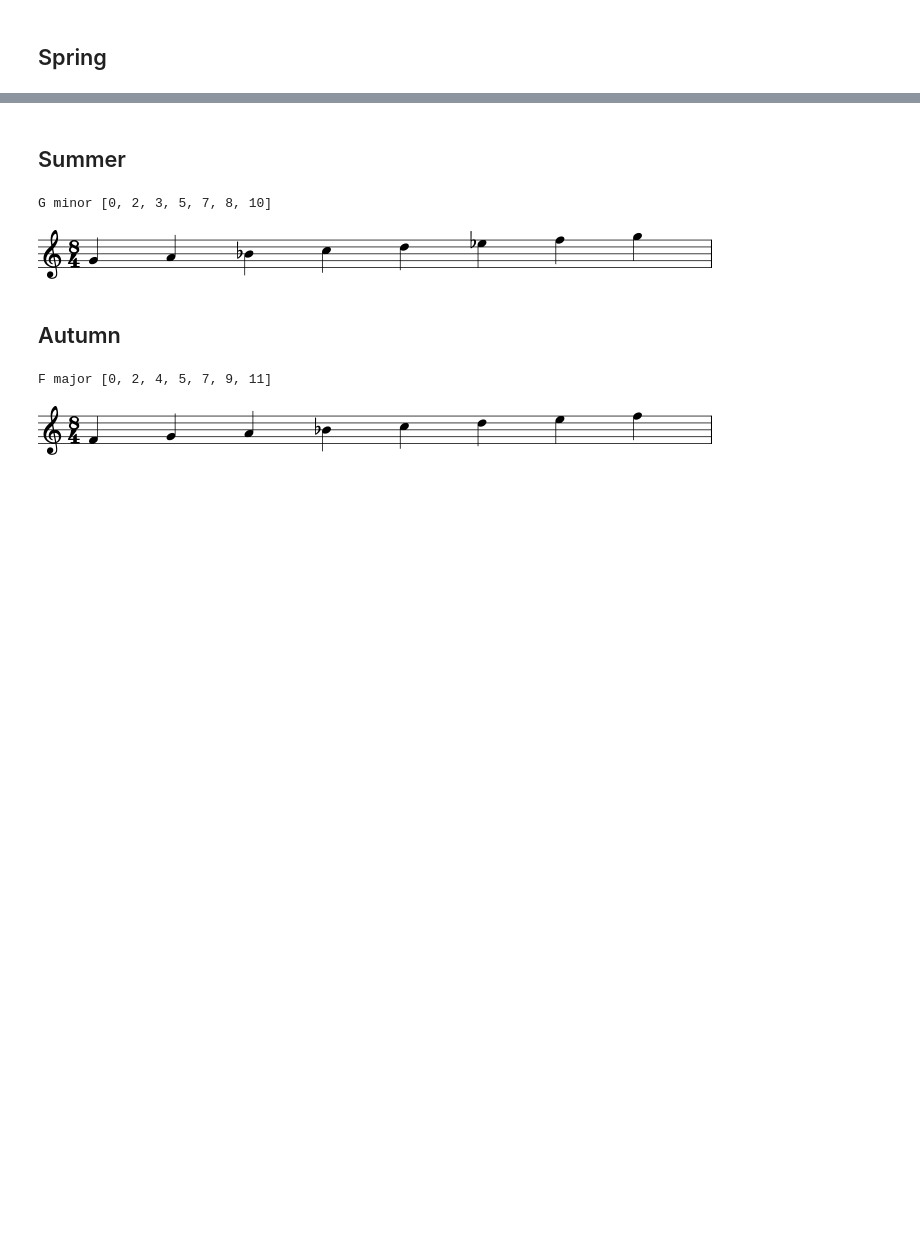
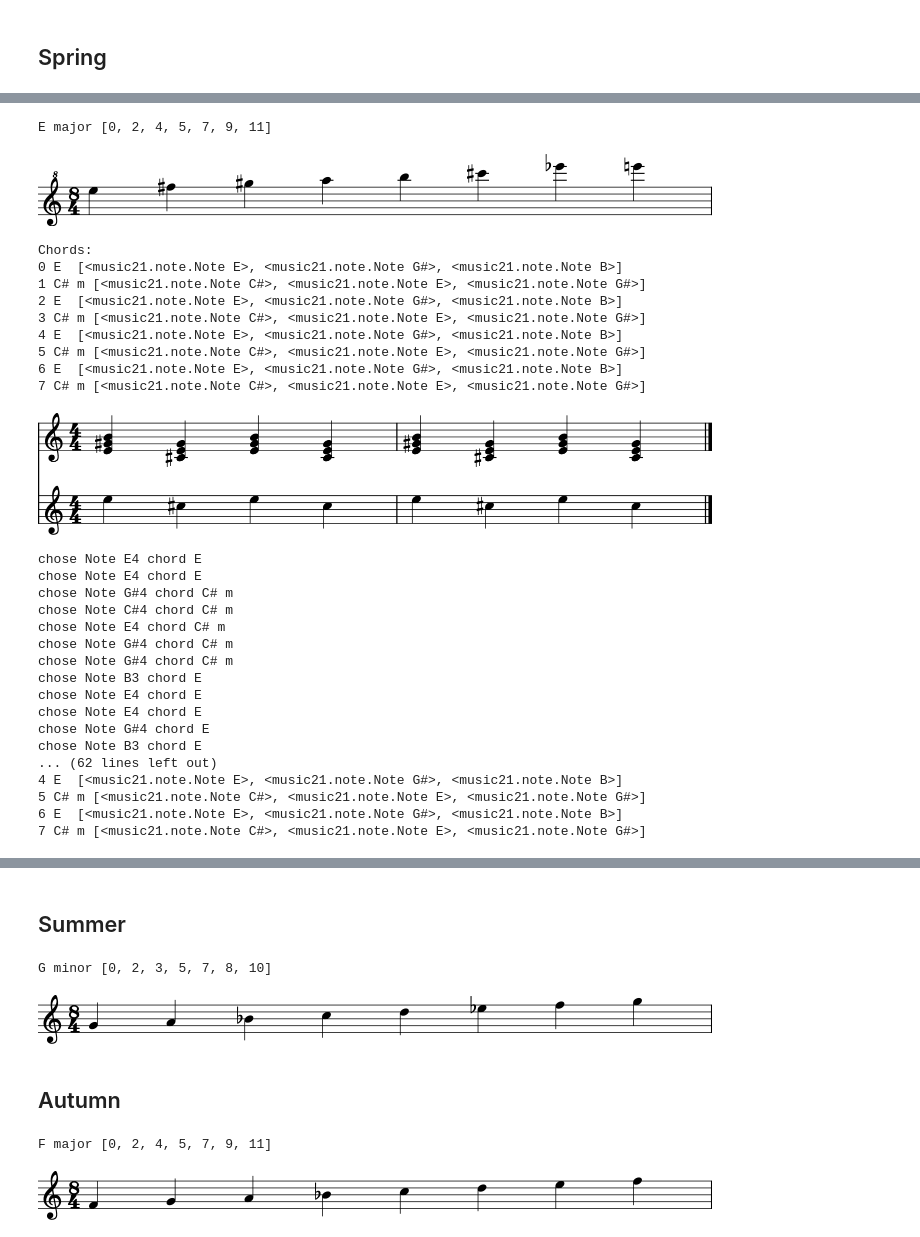
Before and after one commit to AlainSchoebi/MusicalTheory, a Jupyter notebook: Notebook2.ipynb, the cells around one changed output, grey strips where cells are left out. Drawn from its saved outputs; the diff is of its cells as text; code cells hidden in the pictures; blank space fills up the shorter version.

```diff
--- a/Notebook2.ipynb
+++ b/Notebook2.ipynb
@@ -970,0 +969,66 @@ E major [0, 2, 4, 5, 7, 9, 11]
+# %%
+baseNoteSpring = note.Note('E6')
+intervalSpring = scalesIntervalDictionnary["major"]
+springScale = Scale (baseNoteSpring, intervalSpring)
+springScale.show()
+springChord = Chord(baseNoteSpring, springScale);
+springFreq = [10, 30, 30, 10, 5, 3, 2, 1]
+
+springOctaveRegion = 5
+springChordsNumber = 4
+springBassChords = getBassChords(springScale, springChordsNumber, springOctaveRegion);
+
+for i in range(len(springBassChords)):
+    springBassChords.append(springBassChords[i].copy());
+
+springBassNotes = [note.Note(pitch = c.baseNote.pitch.name, octave = springOctaveRegion) for c in springBassChords];
+
+showBass(springBassChords, springBassNotes, _play = False)
+
+springDurations = get_path(springFreq)
+springMelody = getMelody (springScale, springBassChords, springDurations)
+
+springMelodyStream = getMelody(springScale, springBassChords, springDurations)
+
+springBPM =100
+springScore = mixMelodyChordsAndBass(springMelody, springBassChords, springBassNotes, springBPM, False)
+
+springScore[0].insert(0, instrument.Piccolo())
+springScore[1].insert(0, instrument.Piano())
+springScore[2].insert(0, instrument.Guitar())
+springScore[3].insert(0, instrument.Piano())
+
+springScore[0].insert(0, dynamics.Dynamic(1))
+springScore[1].insert(0, dynamics.Dynamic(0.5))
+springScore[2].insert(0, dynamics.Dynamic(0.5))
+springScore[3].insert(0, dynamics.Dynamic(0.5))
+# %% [output]
+E major [0, 2, 4, 5, 7, 9, 11]
+[figure, added]
+Chords:
+0 E  [<music21.note.Note E>, <music21.note.Note G#>, <music21.note.Note B>]
+1 C# m [<music21.note.Note C#>, <music21.note.Note E>, <music21.note.Note G#>]
+2 E  [<music21.note.Note E>, <music21.note.Note G#>, <music21.note.Note B>]
+3 C# m [<music21.note.Note C#>, <music21.note.Note E>, <music21.note.Note G#>]
+4 E  [<music21.note.Note E>, <music21.note.Note G#>, <music21.note.Note B>]
+5 C# m [<music21.note.Note C#>, <music21.note.Note E>, <music21.note.Note G#>]
+6 E  [<music21.note.Note E>, <music21.note.Note G#>, <music21.note.Note B>]
+7 C# m [<music21.note.Note C#>, <music21.note.Note E>, <music21.note.Note G#>]
+[figure, added]
+chose Note E4 chord E
+chose Note E4 chord E
+chose Note G#4 chord C# m
+chose Note C#4 chord C# m
+chose Note E4 chord C# m
+chose Note G#4 chord C# m
+chose Note G#4 chord C# m
+chose Note B3 chord E
+chose Note E4 chord E
+chose Note E4 chord E
+chose Note G#4 chord E
+chose Note B3 chord E
+... (62 lines left out)
+4 E  [<music21.note.Note E>, <music21.note.Note G#>, <music21.note.Note B>]
+5 C# m [<music21.note.Note C#>, <music21.note.Note E>, <music21.note.Note G#>]
+6 E  [<music21.note.Note E>, <music21.note.Note G#>, <music21.note.Note B>]
+7 C# m [<music21.note.Note C#>, <music21.note.Note E>, <music21.note.Note G#>]
```
Also changed, not shown: parts of 12 cells of this notebook, 1 other file.
